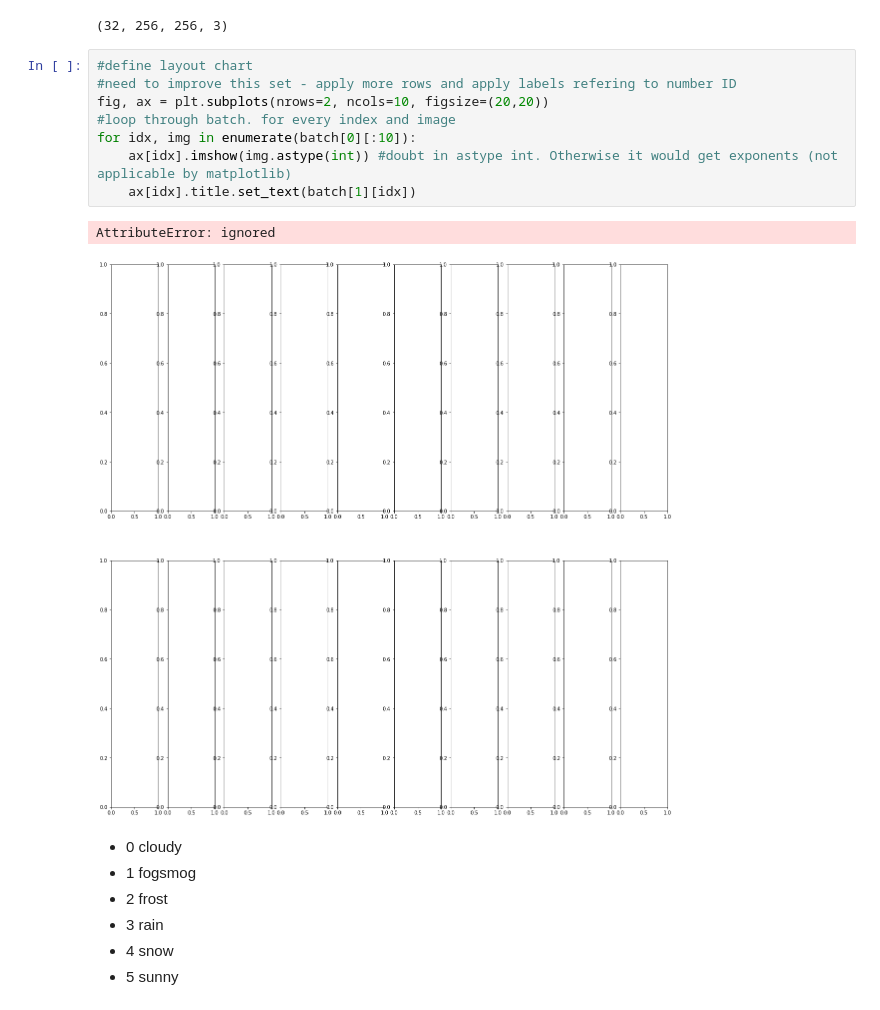
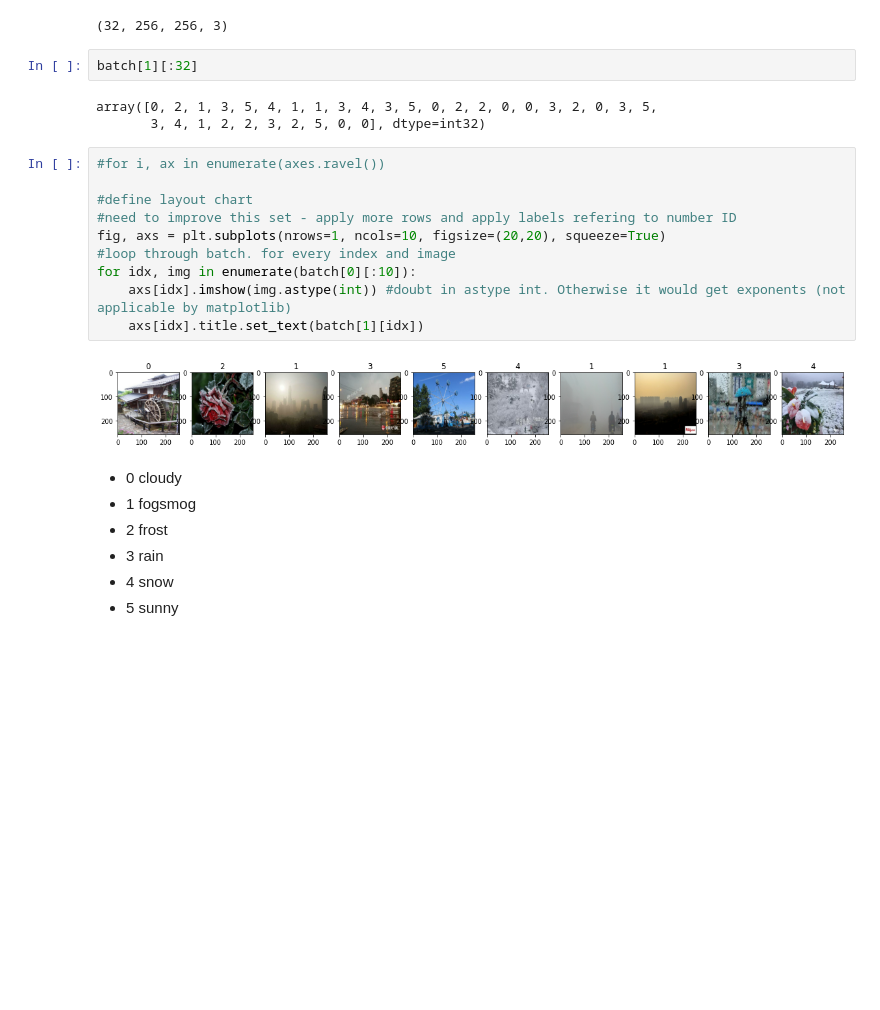
Before and after one commit to Cepeda-R/Machine-Learning_FullProjects, a Jupyter notebook: Weather_Image_Classification.ipynb, the cells around one changed output. Drawn from its saved outputs; the diff is of its cells as text; blank space fills up the shorter version.

```diff
--- a/Weather_Image_Classification.ipynb
+++ b/Weather_Image_Classification.ipynb
@@ -245,17 +246,23 @@ batch[0].shape
 #x is images
 # %% [output]
 (32, 256, 256, 3)
+# %%
+batch[1][:32]
+# %% [output]
+array([0, 2, 1, 3, 5, 4, 1, 1, 3, 4, 3, 5, 0, 2, 2, 0, 0, 3, 2, 0, 3, 5,
+       3, 4, 1, 2, 2, 3, 2, 5, 0, 0], dtype=int32)
 # %%
+#for i, ax in enumerate(axes.ravel())
+
 #define layout chart
 #need to improve this set - apply more rows and apply labels refering to number ID
-fig, ax = plt.subplots(nrows=2, ncols=10, figsize=(20,20))
+fig, axs = plt.subplots(nrows=1, ncols=10, figsize=(20,20), squeeze=True)
 #loop through batch. for every index and image
 for idx, img in enumerate(batch[0][:10]):
-    ax[idx].imshow(img.astype(int)) #doubt in astype int. Otherwise it would get exponents (not applicable by matplotlib)
-    ax[idx].title.set_text(batch[1][idx])
+    axs[idx].imshow(img.astype(int)) #doubt in astype int. Otherwise it would get exponents (not applicable by matplotlib)
+    axs[idx].title.set_text(batch[1][idx])
 # %% [output]
-AttributeError: ignored
-[figure, old version]
+[figure, new version]
 # %% [markdown]
 *   0 cloudy
 *   1 fogsmog
```
Also changed, not shown: parts of 5 cells of this notebook.
